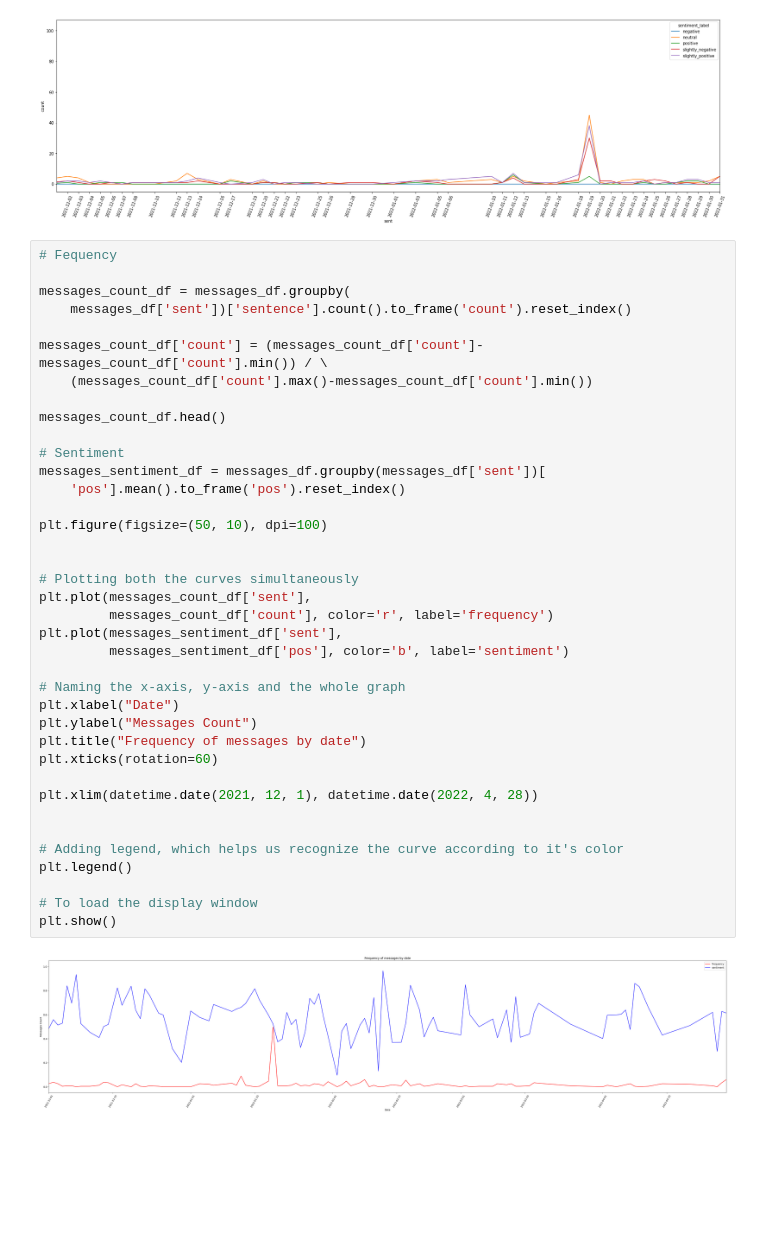
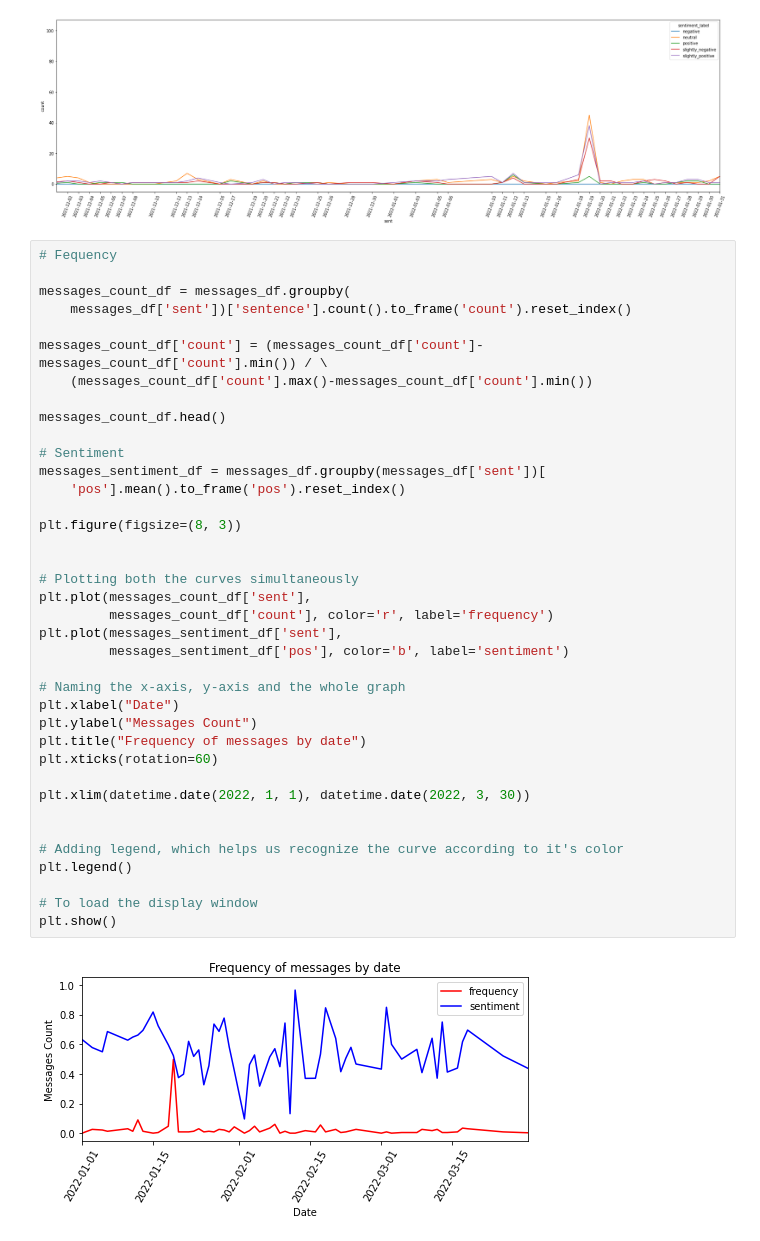
Before and after one commit to muriloarelhano/trabalho-mrs, a Jupyter notebook: main.ipynb, the cells around one changed output. Cells and saved outputs as stored; diff of their text form; blank space fills up the shorter version.

```diff
--- a/main.ipynb
+++ b/main.ipynb
@@ -80,33 +81,33 @@ messages_count_df['count'] = (messages_count_df['count']-messages_count_df['coun
     (messages_count_df['count'].max()-messages_count_df['count'].min())
 
 messages_count_df.head()
 
 # Sentiment
 messages_sentiment_df = messages_df.groupby(messages_df['sent'])[
     'pos'].mean().to_frame('pos').reset_index()
 
-plt.figure(figsize=(50, 10), dpi=100)
+plt.figure(figsize=(8, 3))
 
 
 # Plotting both the curves simultaneously
 plt.plot(messages_count_df['sent'],
          messages_count_df['count'], color='r', label='frequency')
 plt.plot(messages_sentiment_df['sent'],
          messages_sentiment_df['pos'], color='b', label='sentiment')
 
 # Naming the x-axis, y-axis and the whole graph
 plt.xlabel("Date")
 plt.ylabel("Messages Count")
 plt.title("Frequency of messages by date")
 plt.xticks(rotation=60)
 
-plt.xlim(datetime.date(2021, 12, 1), datetime.date(2022, 4, 28))
+plt.xlim(datetime.date(2022, 1, 1), datetime.date(2022, 3, 30))
 
 
 # Adding legend, which helps us recognize the curve according to it's color
 plt.legend()
 
 # To load the display window
 plt.show()
 # %% [output]
-[figure, old version]
+[figure, new version]
```
Also changed, not shown: parts of 2 cells of this notebook, 1 other file.
